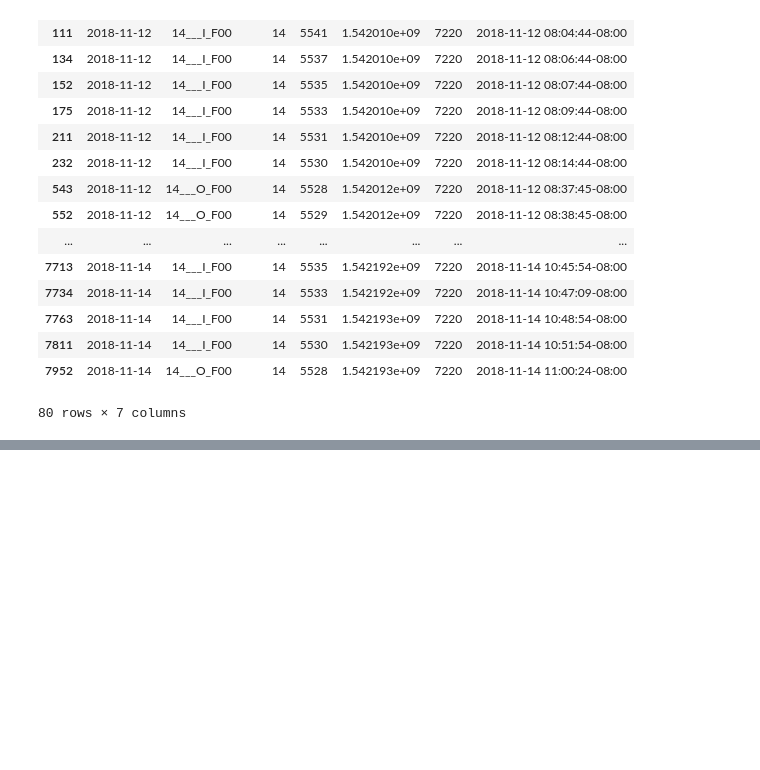
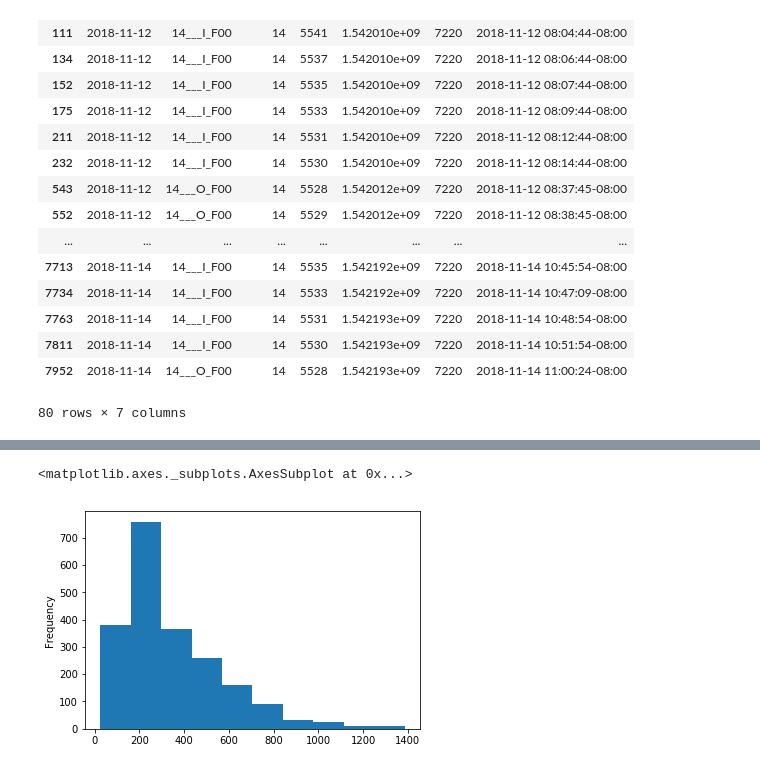
Before and after one commit to trynmaps/opentransit-metrics, a Jupyter notebook: mykelu/getroutes.ipynb, the cells around one changed output, grey strips where cells are left out. Saved outputs shown, nothing was run; the diff lists cells and outputs as text; code cells hidden in the pictures; blank space fills up the shorter version.

```diff
--- a/mykelu/getroutes.ipynb
+++ b/mykelu/getroutes.ipynb
@@ -125,0 +187,6 @@ duplicate_stops
+# %%
+request = requests.get(query_url)
+# %%
+stops = request.json()['data']['trynState']['routes'][0]['stops'] + request.json()['data']['trynState']['routes'][1]['stops']
+# %%
+stop_coords = {int(stop['sid']):(stop['lat'], stop['lon']) for stop in stops}
@@ -125,0 +213,5 @@ duplicate_stops
+# %%
+duplicate_stops['dist'].plot('hist')
+# %% [output]
+<matplotlib.axes._subplots.AxesSubplot at 0x...>
+[figure, added]
```
Also changed, not shown: parts of 16 cells of this notebook, 3 other files.
